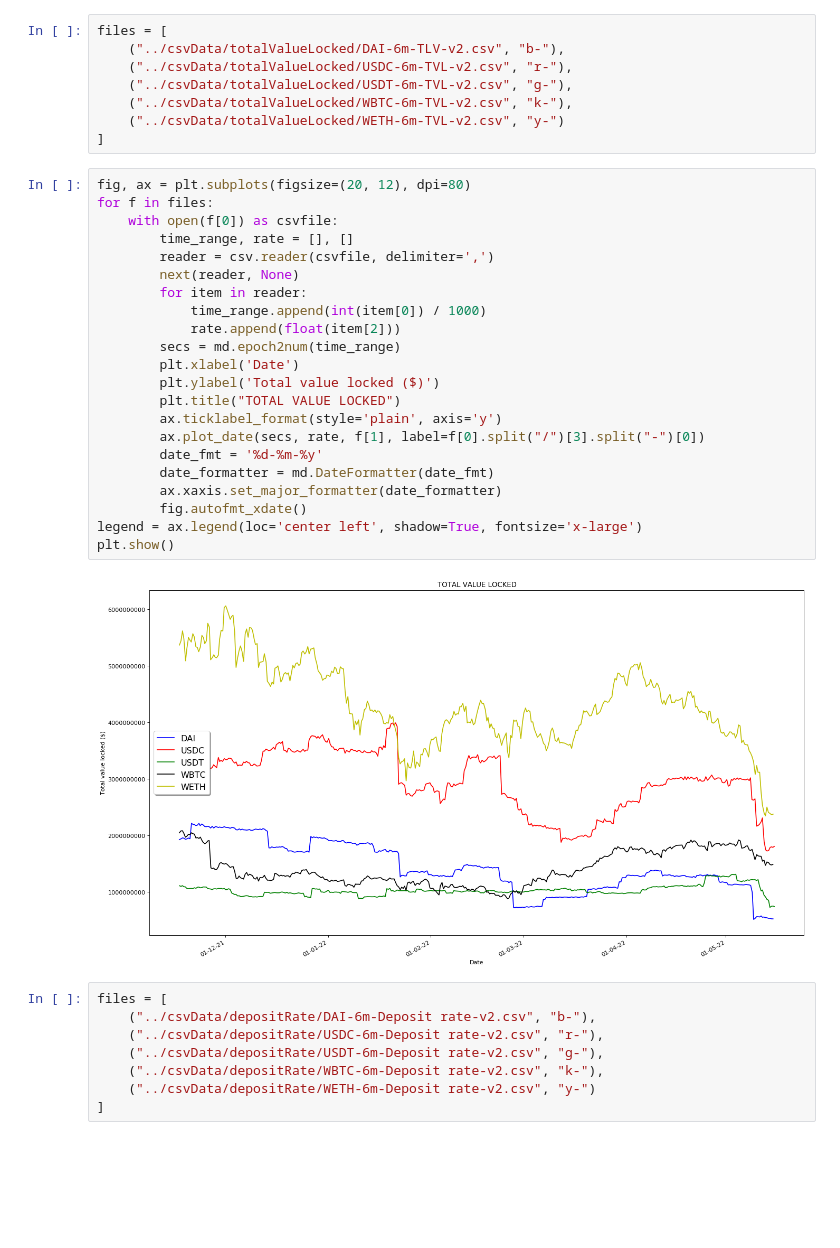
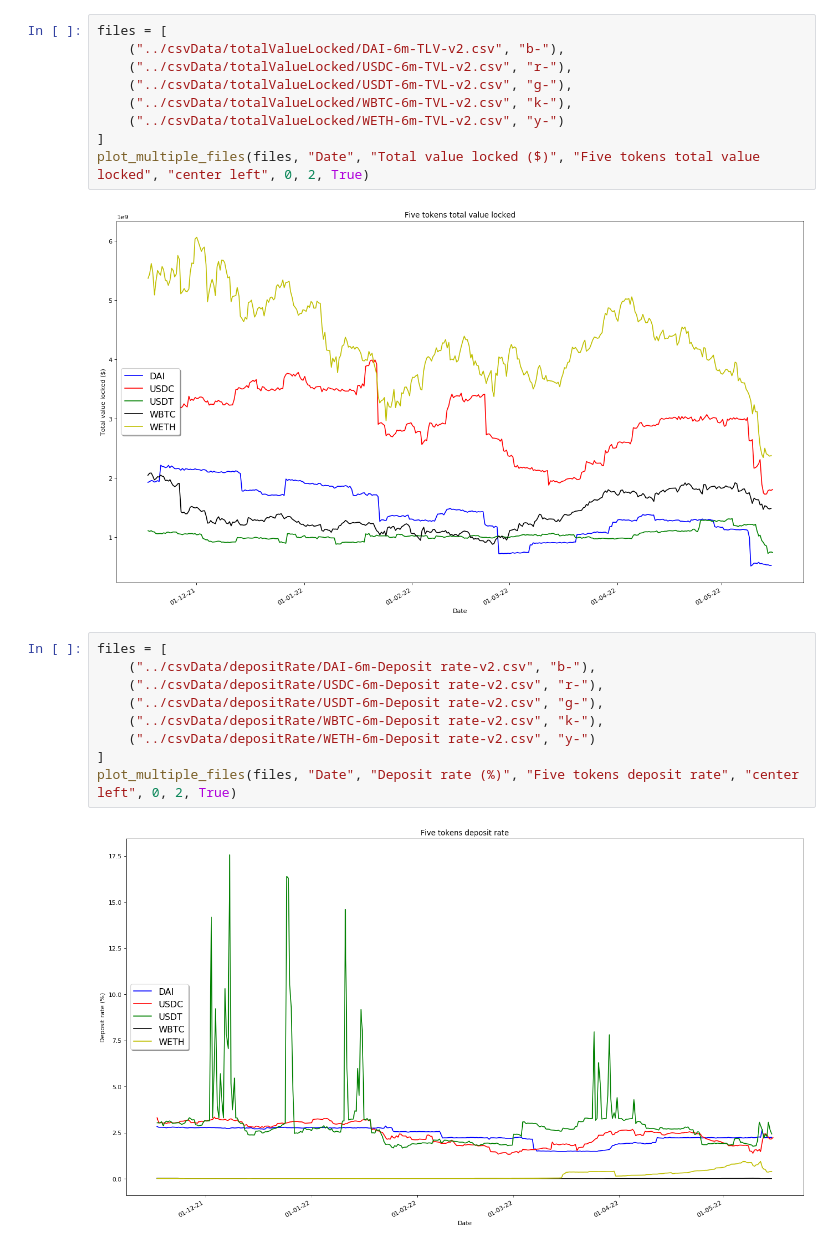
Before and after one commit to openVietAnh/defi-data-scraping, a Jupyter notebook: dataAnalysis/charts.ipynb, the cells around one changed output. Cells and saved outputs as stored; diff of their text form; blank space fills up the shorter version.

```diff
--- a/dataAnalysis/charts.ipynb
+++ b/dataAnalysis/charts.ipynb
@@ -39,35 +18,14 @@ plt.show()
 # %%
 files = [
     ("../csvData/totalValueLocked/DAI-6m-TLV-v2.csv", "b-"),
     ("../csvData/totalValueLocked/USDC-6m-TVL-v2.csv", "r-"),
     ("../csvData/totalValueLocked/USDT-6m-TVL-v2.csv", "g-"),
     ("../csvData/totalValueLocked/WBTC-6m-TVL-v2.csv", "k-"),
     ("../csvData/totalValueLocked/WETH-6m-TVL-v2.csv", "y-")
 ]
+plot_multiple_files(files, "Date", "Total value locked ($)", "Five tokens total value locked", "center left", 0, 2, True)
+# %% [output]
+[figure, added]
-# %%
-fig, ax = plt.subplots(figsize=(20, 12), dpi=80)
-for f in files:
-    with open(f[0]) as csvfile:
-        time_range, rate = [], []
-        reader = csv.reader(csvfile, delimiter=',')
-        next(reader, None)
-        for item in reader:
-            time_range.append(int(item[0]) / 1000)
-            rate.append(float(item[2]))
-        secs = md.epoch2num(time_range)
-        plt.xlabel('Date')
-        plt.ylabel('Total value locked ($)')
-        plt.title("TOTAL VALUE LOCKED")
-        ax.ticklabel_format(style='plain', axis='y')
-        ax.plot_date(secs, rate, f[1], label=f[0].split("/")[3].split("-")[0])
-        date_fmt = '%d-%m-%y'
-        date_formatter = md.DateFormatter(date_fmt)
-        ax.xaxis.set_major_formatter(date_formatter)
-        fig.autofmt_xdate()
-legend = ax.legend(loc='center left', shadow=True, fontsize='x-large')
-plt.show()
-# %% [output]
-[figure, removed]
 # %%
 files = [
     ("../csvData/depositRate/DAI-6m-Deposit rate-v2.csv", "b-"),
@@ -76,3 +34,6 @@ files = [
     ("../csvData/depositRate/WBTC-6m-Deposit rate-v2.csv", "k-"),
     ("../csvData/depositRate/WETH-6m-Deposit rate-v2.csv", "y-")
 ]
+plot_multiple_files(files, "Date", "Deposit rate (%)", "Five tokens deposit rate", "center left", 0, 2, True)
+# %% [output]
+[figure, added]
```
Also changed, not shown: parts of 6 cells of this notebook, 4 other files.
